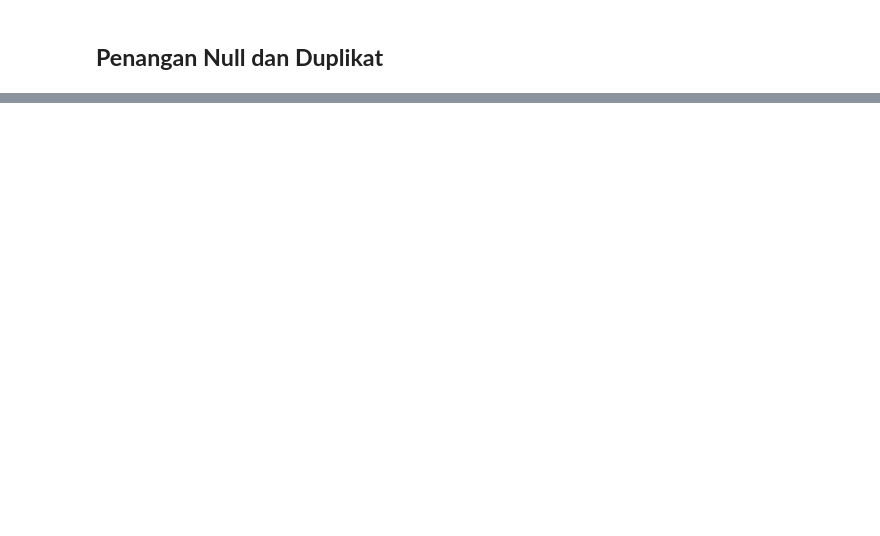
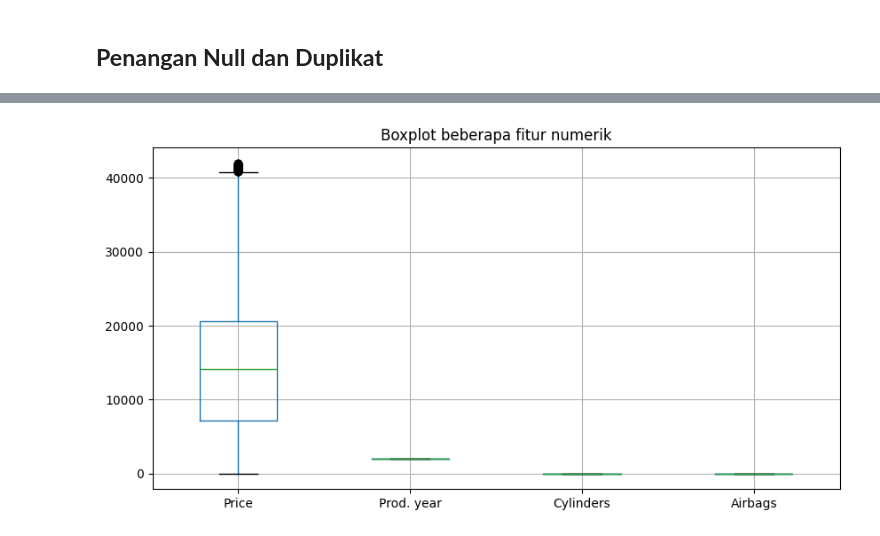
Before and after one commit to dionisioraditya/ProjekUASML_CatBoost, a Jupyter notebook: Notebook[1]_Regresi_CatBoost.ipynb, the cells around one changed output, grey strips where cells are left out. Saved outputs shown, nothing was run; the diff lists cells and outputs as text; code cells hidden in the pictures; blank space fills up the shorter version.

Commit message:
pipeline

```diff
--- a/Notebook[1]_Regresi_CatBoost.ipynb
+++ b/Notebook[1]_Regresi_CatBoost.ipynb
@@ -10,9 +1,16 @@ Path to dataset files: car_price_prediction.csv
 # %%
 import pandas as pd
 import numpy as np
+import matplotlib.pyplot as plt
+import seaborn as sns
 
+from sklearn.pipeline import Pipeline
+from sklearn.preprocessing import StandardScaler, MinMaxScaler
+from sklearn.feature_selection import SelectKBest, SelectPercentile, f_regression
+from sklearn.linear_model import Lasso
+from sklearn.linear_model import Ridge
 
-df_p = pd.read_csv(path)
+df_p = pd.read_csv("car_price_prediction.csv")
 
-df_p.head
+df_p.head()
 # %% [output]
@@ -245,0 +145,24 @@ Duplikat: 0
+# %%
+def handle_outlier_iqr(df, numeric_cols):
+    df = df.copy()
+    numeric_cols = df.select_dtypes(include=np.number).columns
+
+    Q1 = df[numeric_cols].quantile(0.25)
+    Q3 = df[numeric_cols].quantile(0.75)
+    IQR = Q3 - Q1
+
+    df = df[~((df[numeric_cols] < (Q1 - 1.5 * IQR)) |
+            (df[numeric_cols] > (Q3 + 1.5 * IQR))).any(axis=1)]
+
+    numeric_cols = [c for c in numeric_cols if c in df.columns]
+    return df
+
+df_t = handle_outlier_iqr(df_t, numeric_cols)
+
+
+plt.figure(figsize=(10, 5))
+df_t[numeric_cols].boxplot()
+plt.title("Boxplot beberapa fitur numerik")
+plt.show()
+# %% [output]
+[figure, added]
```
Also changed, not shown: parts of 21 cells of this notebook.
